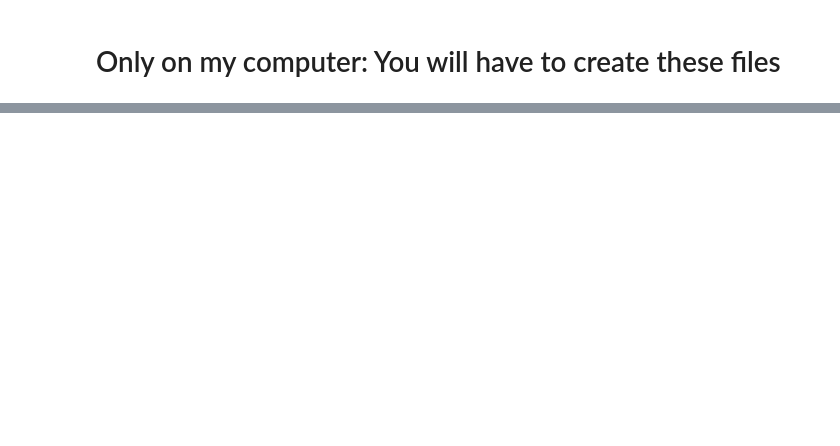
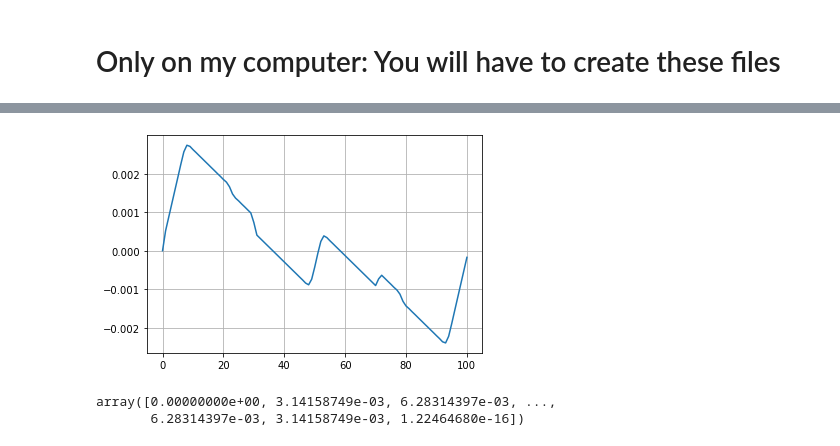
Before and after one commit to lukepolson/youtube_channel, a Jupyter notebook: vid5.ipynb, the cells around one changed output, grey strips where cells are left out. Cells and saved outputs as stored; diff of their text form; code cells hidden in the pictures; blank space fills up the shorter version.

```diff
--- a/vid5.ipynb
+++ b/vid5.ipynb
@@ -177,0 +238,20 @@ Audio('../output/v3_Al+Csl+D.wav')
+# %%
+def dSdt(S, t, k):
+    y_h_ri = S[:2*N]; z_h_ri = S[2*N:]
+    y_h = 0*y_h_ri[:N] + (1j) * y_h_ri[N:]
+    z_h = 0*z_h_ri[:N] + (1j) * z_h_ri[N:]
+    dy_h = z_h
+    dz_h = -c**2 * gamma * z_h - c**2 * k**2 * (1+(k**2) * (l**2)) * y_h
+    dy_hri = np.concatenate([dy_h.real, dy_h.imag])
+    dz_hri = np.concatenate([dz_h.real, dz_h.imag])
+    return np.concatenate([dy_hri, dz_hri])
+# %%
+dt = 5e-6
+t = np.arange(0, 0.025, dt)
+sol = odeint(dSdt, y0=S0, t=t, args=(kappa,))
+# %%
+y_h = sol.T[:N] + (1j) * sol.T[N:2*N]
+y = np.zeros_like(y_h)
+for k in range(len(t)):
+    y[:,k] = np.fft.ifft(y_h[:,k]).real
+y = y.real
@@ -177,0 +274,10 @@ Audio('../output/v3_Al+Csl+D.wav')
+# %%
+plt.plot(y.T[100])
+plt.grid()
+# %% [output]
+[figure, added]
+# %%
+y0
+# %% [output]
+array([0.00000000e+00, 3.14158749e-03, 6.28314397e-03, ...,
+       6.28314397e-03, 3.14158749e-03, 1.22464680e-16])
```
Also changed, not shown: parts of 19 cells of this notebook.
